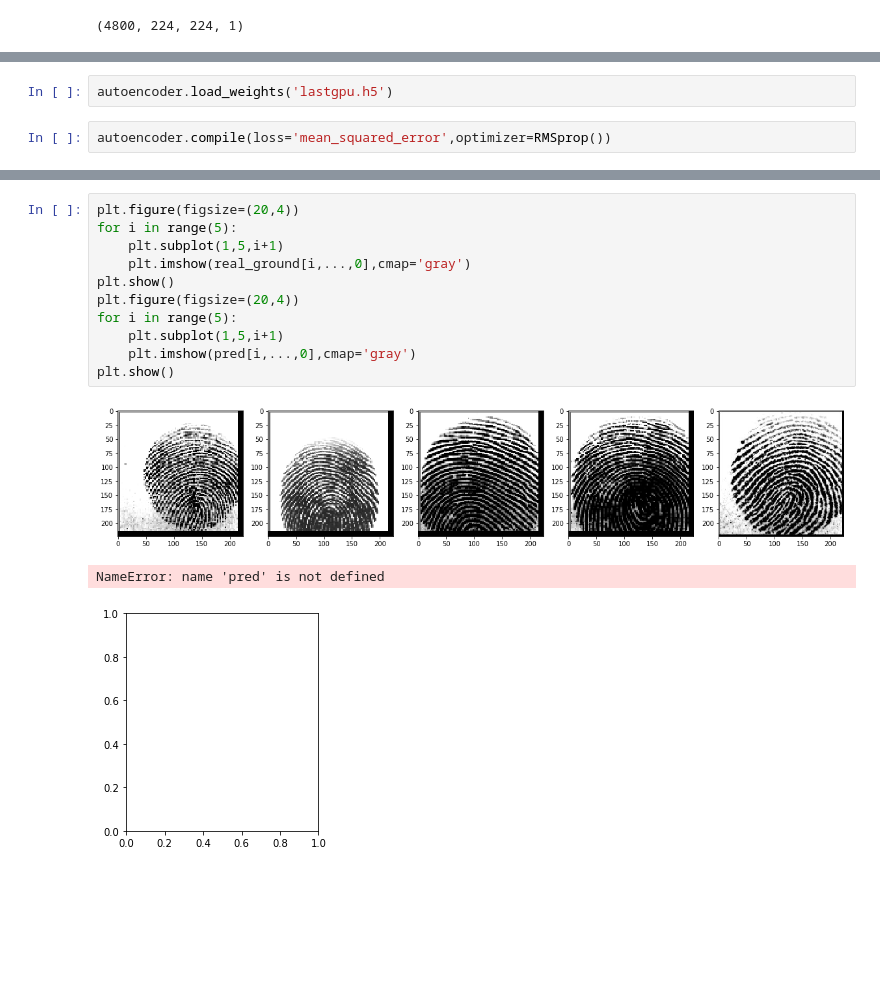
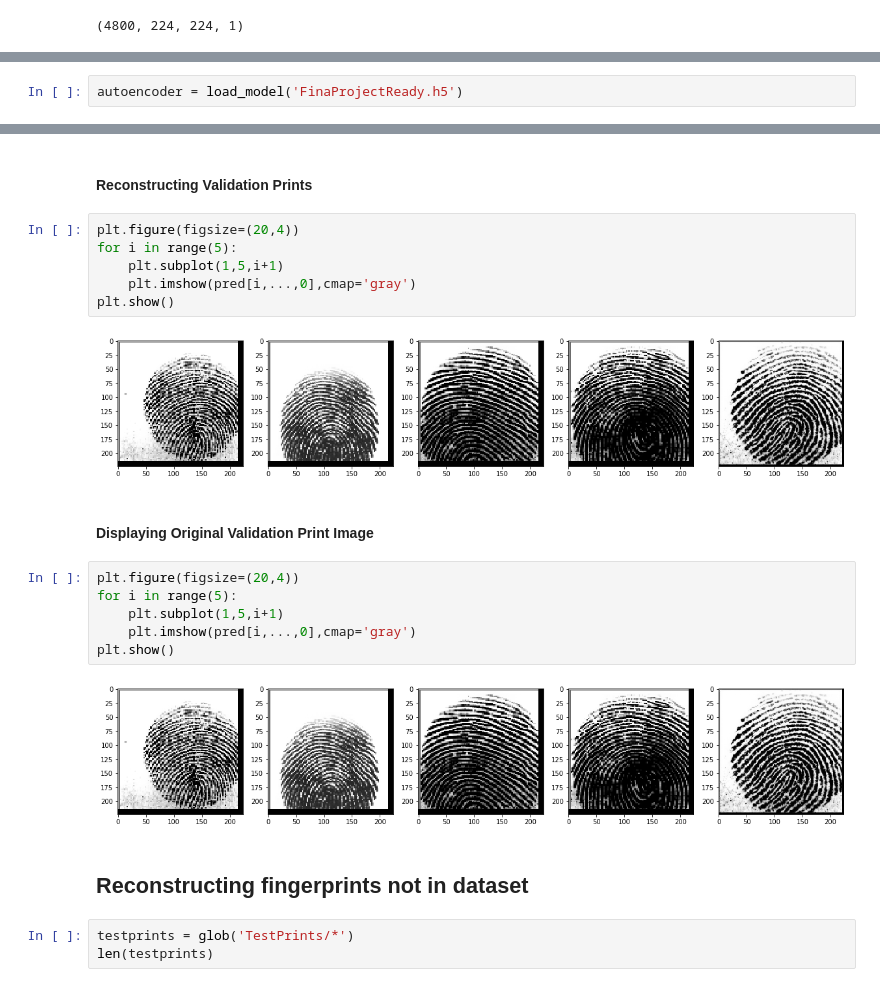
Before and after one commit to BryantSmith91/FinalProject, a Jupyter notebook: FinalProject-Clean.ipynb, the cells around one changed output, grey strips where cells are left out. Saved outputs shown, nothing was run; the diff lists cells and outputs as text; blank space fills up the shorter version.

```diff
--- a/FinalProject-Clean.ipynb
+++ b/FinalProject-Clean.ipynb
@@ -94,4 +148,2 @@ autoencoder.save_weights('lastgpu.h5')
 # %%
-autoencoder.load_weights('lastgpu.h5')
+autoencoder = load_model('FinaProjectReady.h5')
-# %%
-autoencoder.compile(loss='mean_squared_error',optimizer=RMSprop())
@@ -115,9 +168,6 @@ NameError: name 'autoencoder_train' is not defined
+# %% [markdown]
+#### Reconstructing Validation Prints
 # %%
-plt.figure(figsize=(20,4))
-for i in range(5):
-    plt.subplot(1,5,i+1)
-    plt.imshow(real_ground[i,...,0],cmap='gray')
-plt.show()
 plt.figure(figsize=(20,4))
 for i in range(5):
     plt.subplot(1,5,i+1)
@@ -125,5 +175,18 @@ for i in range(5):
 plt.show()
 # %% [output]
 [figure]
-NameError: name 'pred' is not defined
-[figure, removed]
+# %% [markdown]
+#### Displaying Original Validation Print Image
+# %%
+plt.figure(figsize=(20,4))
+for i in range(5):
+    plt.subplot(1,5,i+1)
+    plt.imshow(pred[i,...,0],cmap='gray')
+plt.show()
+# %% [output]
+[figure, added]
+# %% [markdown]
+## Reconstructing fingerprints not in dataset
+# %%
+testprints = glob('TestPrints/*')
+len(testprints)
```
Also changed, not shown: parts of 24 cells of this notebook, 2 other files.
